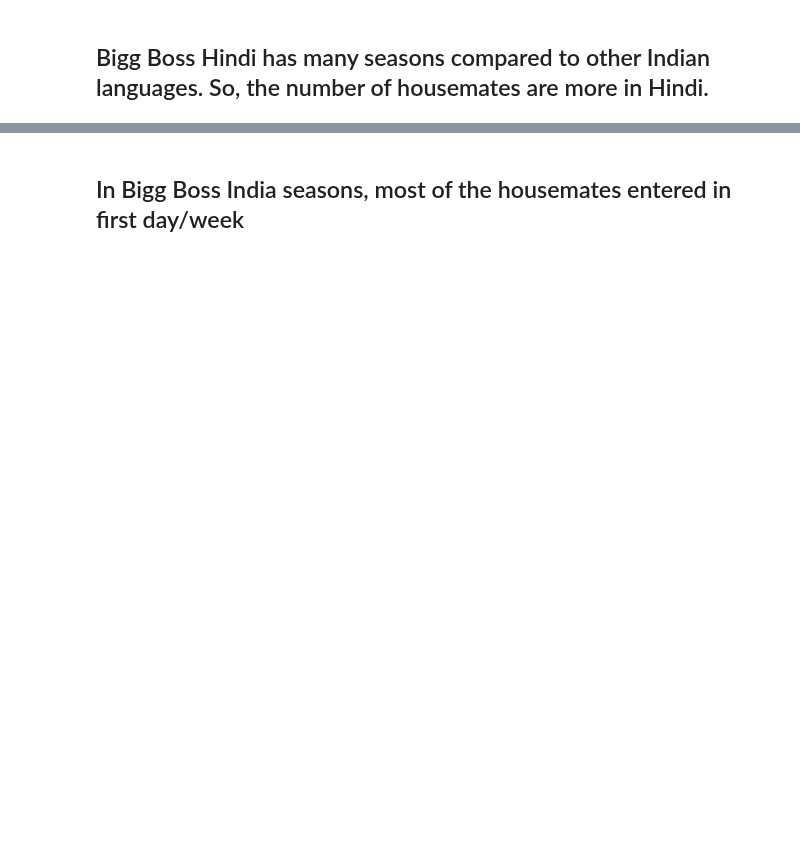
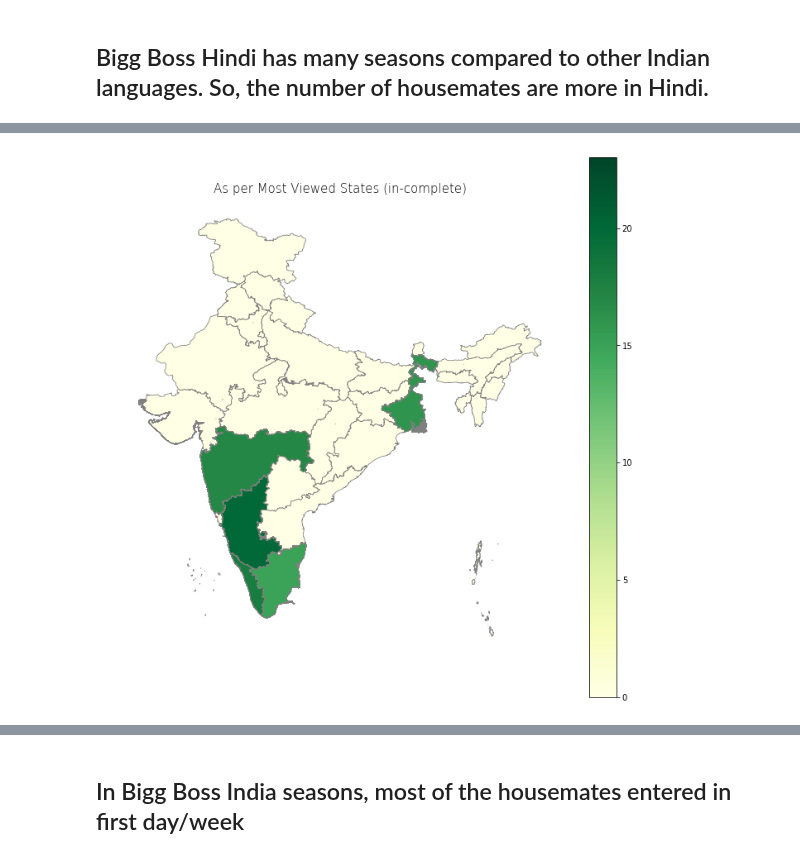
Before and after one commit to satya-thirumani/bigg-boss-data-set, a Jupyter notebook: BiggBoss Hindi Telugu Tamil Kannada Marathi Bangla Malayalam.ipynb, the cells around one changed output, grey strips where cells are left out. Cells and saved outputs as stored; diff of their text form; code cells hidden in the pictures; blank space fills up the shorter version.

Commit message:
Bigg Boss Hindi Telugu Tamil Kannada Marathi Bangla | Version 25

```diff
--- a/BiggBoss Hindi Telugu Tamil Kannada Marathi Bangla Malayalam.ipynb
+++ b/BiggBoss Hindi Telugu Tamil Kannada Marathi Bangla Malayalam.ipynb
@@ -22,8 +26,8 @@ warnings.filterwarnings('ignore')
 # %% [markdown]
 ### Check and import dataset
 # %%
-!cd /kaggle/input; ls -tlr
-bigg_boss = pd.read_csv('/kaggle/input/Bigg_Boss_India.csv', encoding = "ISO-8859-1")
+!cd /kaggle/input/bigg-boss-india-hindi-telugu-tamil-kannada; ls -tlr
+bigg_boss = pd.read_csv('/kaggle/input/bigg-boss-india-hindi-telugu-tamil-kannada/Bigg_Boss_India.csv', encoding = "ISO-8859-1")
 
 nRow, nCol = bigg_boss.shape
 print(f'\nThere are {nRow} rows and {nCol} columns in the dataset')
@@ -72,0 +199,5 @@ print(bigg_boss.groupby('Language')['Season Number'].nunique().nlargest(10))
+# %%
+import geopandas as gpd
+shp_gdf = gpd.read_file('../input/india-gis-data/India States/Indian_states.shp')
+merged = shp_gdf.set_index('st_nm').join(bigg_boss.set_index('Most Viewed States'))
+merged['Number of Housemates'] = merged['Number of Housemates'].fillna(0)
@@ -73,2 +218,9 @@ print(bigg_boss.groupby('Language')['Season Number'].nunique().nlargest(10))
+# %%
+fig, ax = plt.subplots(1, figsize=(12, 12))
+ax.axis('off')
+ax.set_title('As per Most Viewed States (in-complete)', fontdict={'fontsize': '15', 'fontweight' : '3'})
+fig = merged.plot(column='Number of Housemates', cmap='YlGn', linewidth=0.8, ax=ax, edgecolor='0.5', legend=True)
+# %% [output]
+[figure, added]
 # %%
 # Total number of Bigg Boss housemates
```
Also changed, not shown: parts of 57 cells of this notebook.
